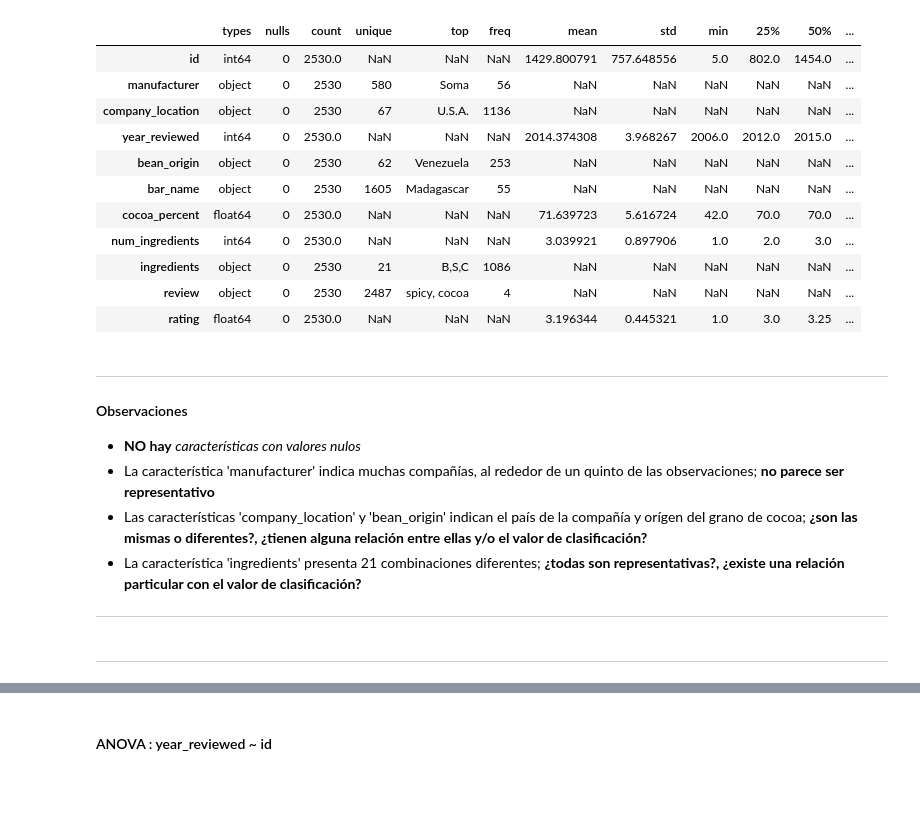
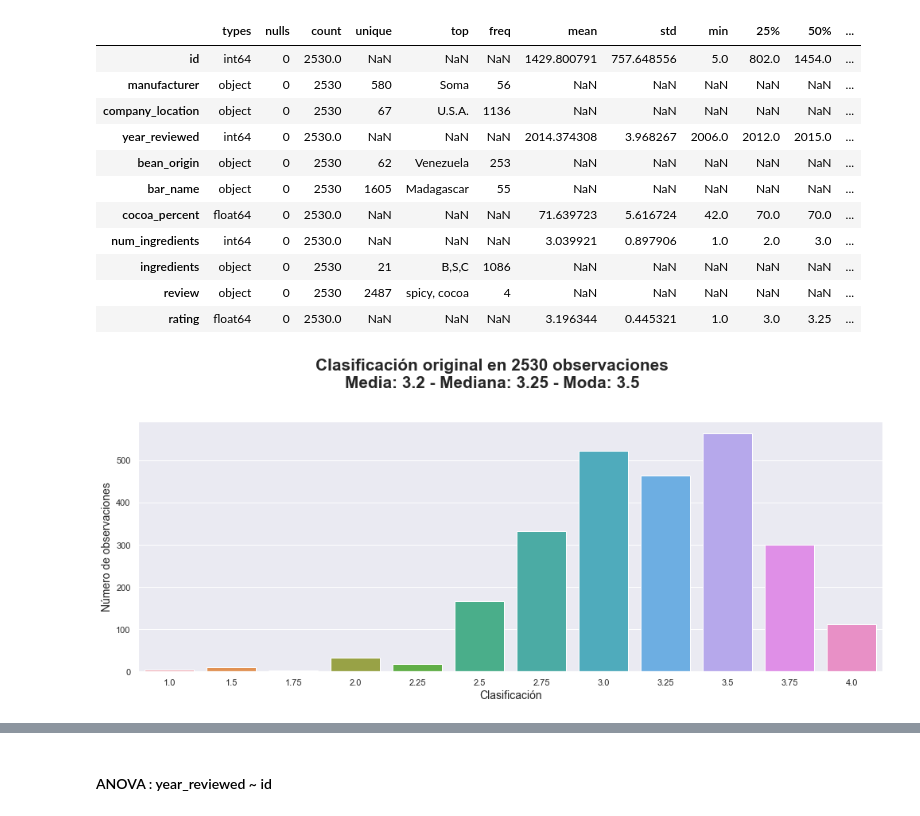
Before and after one commit to jtentor/DHDSFW, a Jupyter notebook: TF_EDA_02.ipynb, the cells around one changed output, grey strips where cells are left out. Cells and saved outputs as stored; diff of their text form; code cells hidden in the pictures; blank space fills up the shorter version.

```diff
--- a/TF_EDA_02.ipynb
+++ b/TF_EDA_02.ipynb
@@ -547,14 +563,24 @@ Tipos de datos, SIN VALORES NULOS y detalle de cada característica
 | ingredients | object | 0 | 2530 | 21 | B,S,C | 1086 | NaN | NaN | NaN | NaN | NaN | ... |
 | review | object | 0 | 2530 | 2487 | spicy, cocoa | 4 | NaN | NaN | NaN | NaN | NaN | ... |
 | rating | float64 | 0 | 2530.0 | NaN | NaN | NaN | 3.196344 | 0.445321 | 1.0 | 3.0 | 3.25 | ... |
-# %% [markdown]
----
-#### Observaciones
-
-- **NO hay** *características con valores nulos*
-- La característica 'manufacturer' indica muchas compañías, al rededor de un quinto de las observaciones; **no parece ser representativo**
-- Las características 'company_location' y 'bean_origin' indican el país de la compañía y orígen del grano de cocoa; **¿son las mismas o diferentes?, ¿tienen alguna relación entre ellas y/o el valor de clasificación?**
-- La característica 'ingredients' presenta 21 combinaciones diferentes; **¿todas son representativas?, ¿existe una relación particular con el valor de clasificación?**
----
-# %% [markdown]
----
+# %%
+def show_rating_values(data) :
+
+    set_figure(14, 6, 'Clasificación original en ' + str(len(data)) + ' observaciones' +
+               '\nMedia: ' + str(round(data['rating'].mean(),2)) +
+               ' - Mediana: ' + str(round(data['rating'].median(),2)) +
+               ' - Moda: ' + str(round(data['rating'].mode()[0],2)) )
+
+    # sns.histplot(data=data, x='rating', kde=True, stat='percent')
+    sns.countplot(data=data, x='rating')
+
+    plt.tight_layout();
+    plt.xlabel('Clasificación');
+    plt.ylabel('Número de observaciones');
+
+    return
+
+show_rating_values(data)
+# show_rating_values(data[data['rating']>=2.5])
+# %% [output]
+[figure, added]
```
Also changed, not shown: parts of 36 cells of this notebook.
